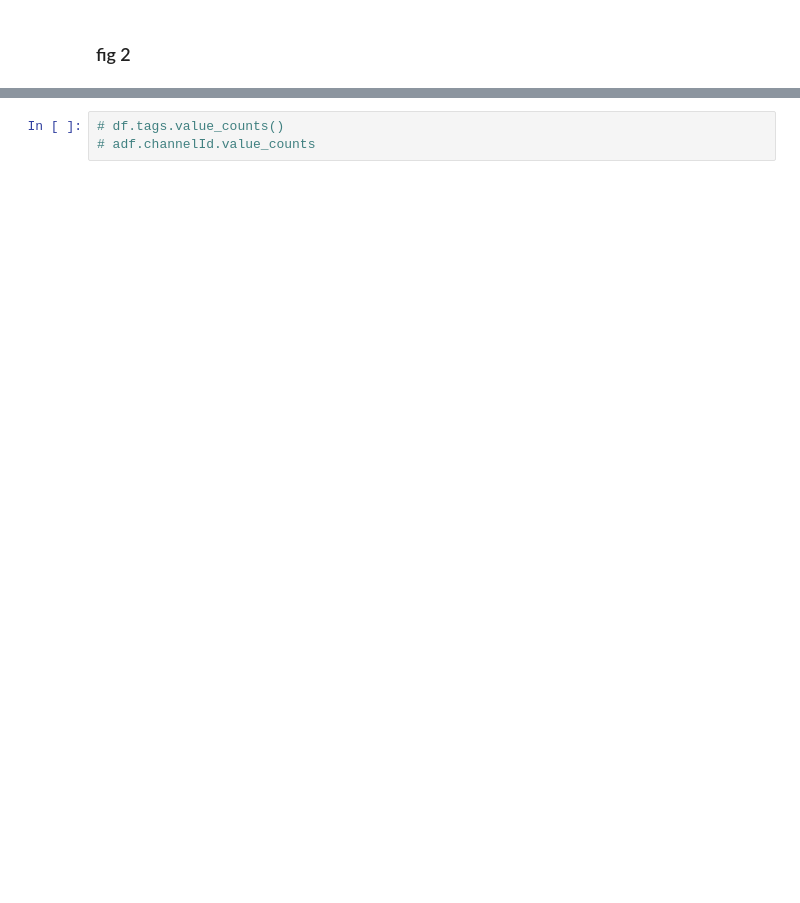
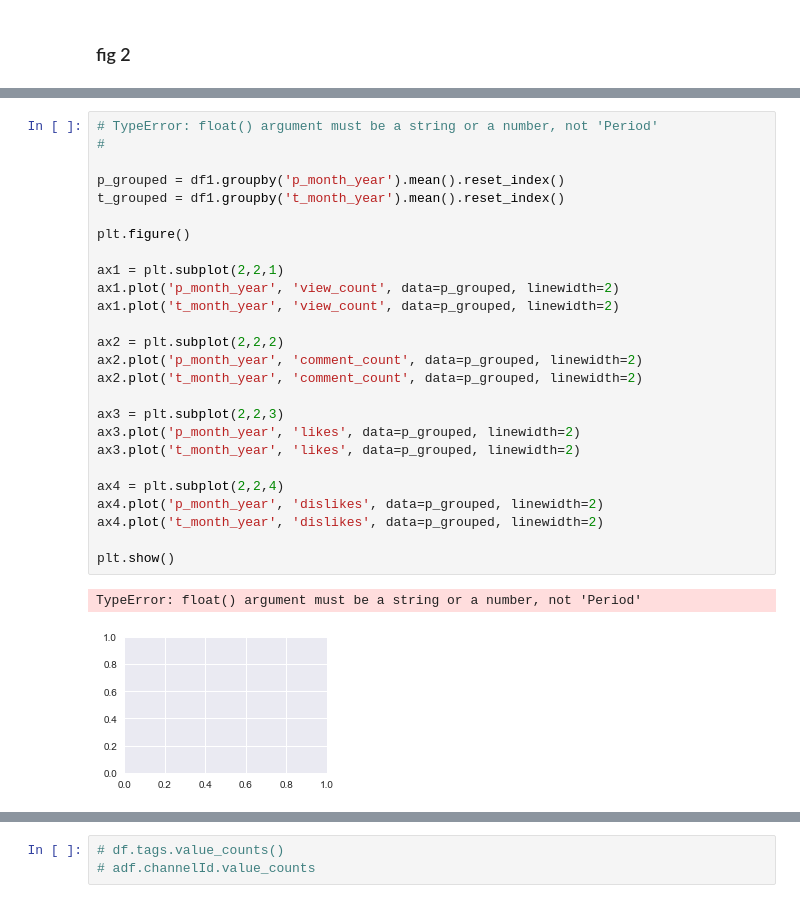
Before and after one commit to manny-p/youtube-trending-data, a Jupyter notebook: src/eda.ipynb, the cells around one changed output, grey strips where cells are left out. Drawn from its saved outputs; the diff is of its cells as text; blank space fills up the shorter version.

```diff
--- a/src/eda.ipynb
+++ b/src/eda.ipynb
@@ -335,0 +457,29 @@ plt.show()
+# %%
+# TypeError: float() argument must be a string or a number, not 'Period'
+#
+
+p_grouped = df1.groupby('p_month_year').mean().reset_index()
+t_grouped = df1.groupby('t_month_year').mean().reset_index()
+
+plt.figure()
+
+ax1 = plt.subplot(2,2,1)
+ax1.plot('p_month_year', 'view_count', data=p_grouped, linewidth=2)
+ax1.plot('t_month_year', 'view_count', data=p_grouped, linewidth=2)
+
+ax2 = plt.subplot(2,2,2)
+ax2.plot('p_month_year', 'comment_count', data=p_grouped, linewidth=2)
+ax2.plot('t_month_year', 'comment_count', data=p_grouped, linewidth=2)
+
+ax3 = plt.subplot(2,2,3)
+ax3.plot('p_month_year', 'likes', data=p_grouped, linewidth=2)
+ax3.plot('t_month_year', 'likes', data=p_grouped, linewidth=2)
+
+ax4 = plt.subplot(2,2,4)
+ax4.plot('p_month_year', 'dislikes', data=p_grouped, linewidth=2)
+ax4.plot('t_month_year', 'dislikes', data=p_grouped, linewidth=2)
+
+plt.show()
+# %% [output]
+TypeError: float() argument must be a string or a number, not 'Period'
+[figure, added]
```
Also changed, not shown: parts of 32 cells of this notebook.
